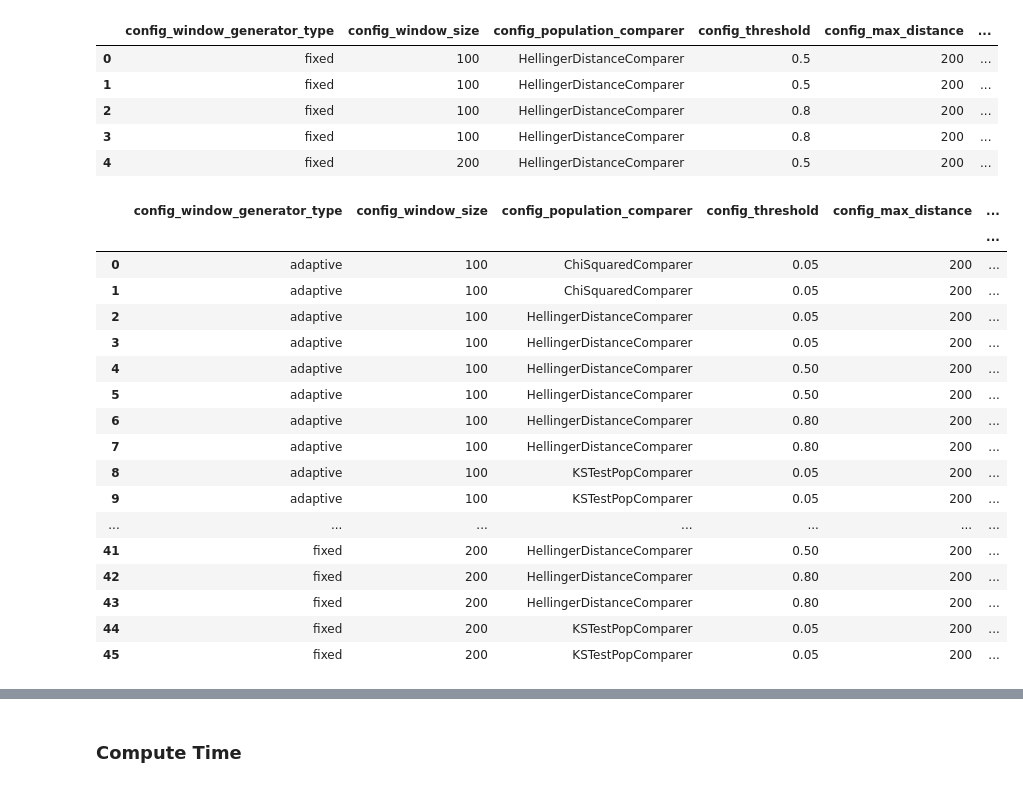
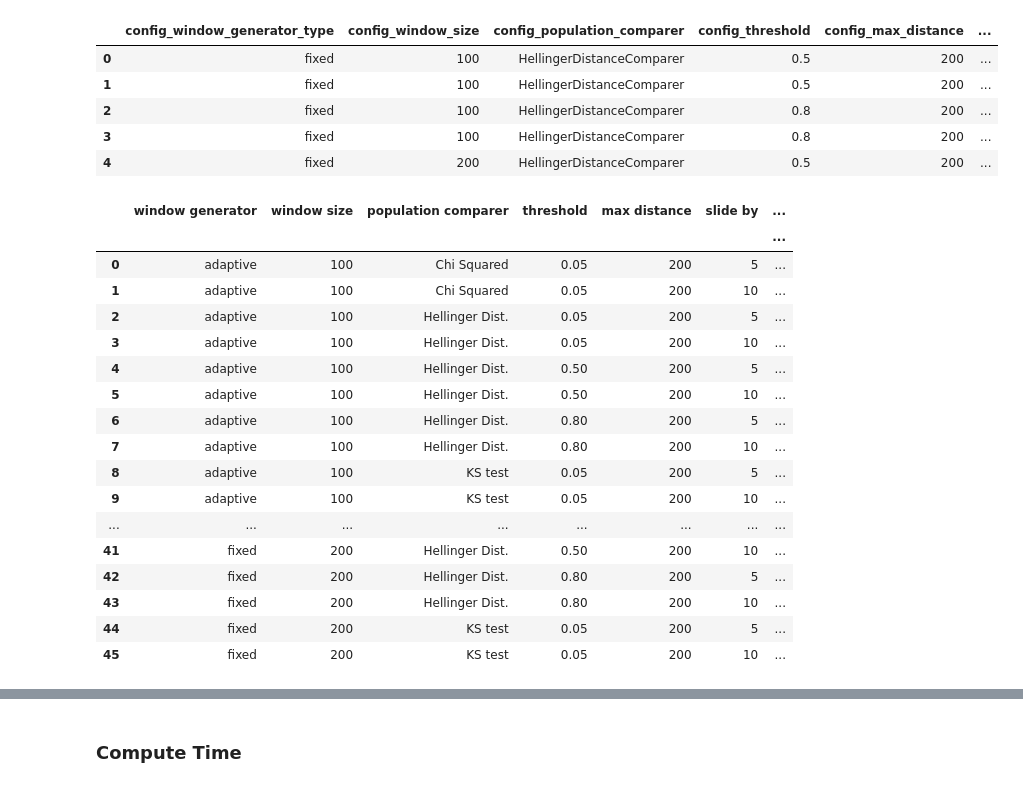
Before and after one commit to lennartebert/explaining_concept_drift, a Jupyter notebook: 41_analysis_synthetic_simple.ipynb, the cells around one changed output, grey strips where cells are left out. Saved outputs shown, nothing was run; the diff lists cells and outputs as text; code cells hidden in the pictures.

```diff
--- a/41_analysis_synthetic_simple.ipynb
+++ b/41_analysis_synthetic_simple.ipynb
@@ -24,49 +28,65 @@ display(results_df_raw.head())
 # %%
 # drop some columns that are not needed
 drop_columns = ['config_event_log_file_path', 'all_lags']
 results_df = results_df_raw.drop(columns=drop_columns)
 
+# rename existing columns
+results_df.columns= ['window generator', 'window size',
+       'population comparer', 'threshold', 'max distance',
+       'slide by', 'number of correct detections',
+       'number of true changes', 'number of detections', 'precision', 'recall',
+       'f1 score', 'lag', 'compute time']
+
 # define the configuration columns to group results on
-config_columns = [column for column in results_df.columns if column.startswith('config_')]
+config_columns = ['window generator', 'window size',
+       'population comparer', 'threshold', 'max distance',
+       'slide by']
 
+# rename population comparers
+name_mapping = {
+       'ChiSquaredComparer': 'Chi Squared',
+       'HellingerDistanceComparer': 'Hellinger Dist.',
+       'KSTestPopComparer': 'KS test'
+}
+results_df['population comparer'] = pd.Series([name_mapping[comparer] for comparer in results_df['population comparer']])
 
 results_df = results_df.groupby(by=config_columns).agg({
-    'number_of_correct_detections': ['sum'],
-    'number_of_true_changes': ['sum'],
-    'number_of_detections': ['sum'],
+    'number of correct detections': ['sum'],
+    'number of true changes': ['sum'],
+    'number of detections': ['sum'],
     'precision': ['mean'],
     'recall': ['mean'],
-    'f1_score': ['mean'],
-    'mean_lag': ['mean'],
-    'compute_time': ['mean']
+    'f1 score': ['mean'],
+    'lag': ['mean'],
+    'compute time': ['mean']
 })
 
 results_df = results_df.reset_index()
 
 # recalculate precision, recall and f1
-results_df[('precision', 'true')] = results_df['number_of_correct_detections'] / results_df['number_of_detections']
-results_df[('recall', 'true')] = results_df['number_of_correct_detections'] / results_df['number_of_true_changes']
-results_df[('f1_score', 'true')] = 2 / (1/results_df[('precision', 'true')] + 1/results_df[('recall', 'true')])
+results_df[('precision', 'true')] = results_df['number of correct detections'] / results_df['number of detections']
+results_df[('recall', 'true')] = results_df['number of correct detections'] / results_df['number of true changes']
+results_df[('f1 score', 'true')] = 2 / (1/results_df[('precision', 'true')] + 1/results_df[('recall', 'true')])
 
 results_df
 # %% [output]
-|  | config_window_generator_type | config_window_size | config_population_comparer | config_threshold | config_max_distance | ... |
-|  |  |  |  |  |  | ... |
-| 0 | adaptive | 100 | ChiSquaredComparer | 0.05 | 200 | ... |
-| 1 | adaptive | 100 | ChiSquaredComparer | 0.05 | 200 | ... |
-| 2 | adaptive | 100 | HellingerDistanceComparer | 0.05 | 200 | ... |
-| 3 | adaptive | 100 | HellingerDistanceComparer | 0.05 | 200 | ... |
-| 4 | adaptive | 100 | HellingerDistanceComparer | 0.50 | 200 | ... |
-| 5 | adaptive | 100 | HellingerDistanceComparer | 0.50 | 200 | ... |
-| 6 | adaptive | 100 | HellingerDistanceComparer | 0.80 | 200 | ... |
-| 7 | adaptive | 100 | HellingerDistanceComparer | 0.80 | 200 | ... |
-| 8 | adaptive | 100 | KSTestPopComparer | 0.05 | 200 | ... |
-| 9 | adaptive | 100 | KSTestPopComparer | 0.05 | 200 | ... |
-| ... | ... | ... | ... | ... | ... | ... |
-| 41 | fixed | 200 | HellingerDistanceComparer | 0.50 | 200 | ... |
-| 42 | fixed | 200 | HellingerDistanceComparer | 0.80 | 200 | ... |
-| 43 | fixed | 200 | HellingerDistanceComparer | 0.80 | 200 | ... |
-| 44 | fixed | 200 | KSTestPopComparer | 0.05 | 200 | ... |
-| 45 | fixed | 200 | KSTestPopComparer | 0.05 | 200 | ... |
+|  | window generator | window size | population comparer | threshold | max distance | slide by | ... |
+|  |  |  |  |  |  |  | ... |
+| 0 | adaptive | 100 | Chi Squared | 0.05 | 200 | 5 | ... |
+| 1 | adaptive | 100 | Chi Squared | 0.05 | 200 | 10 | ... |
+| 2 | adaptive | 100 | Hellinger Dist. | 0.05 | 200 | 5 | ... |
+| 3 | adaptive | 100 | Hellinger Dist. | 0.05 | 200 | 10 | ... |
+| 4 | adaptive | 100 | Hellinger Dist. | 0.50 | 200 | 5 | ... |
+| 5 | adaptive | 100 | Hellinger Dist. | 0.50 | 200 | 10 | ... |
+| 6 | adaptive | 100 | Hellinger Dist. | 0.80 | 200 | 5 | ... |
+| 7 | adaptive | 100 | Hellinger Dist. | 0.80 | 200 | 10 | ... |
+| 8 | adaptive | 100 | KS test | 0.05 | 200 | 5 | ... |
+| 9 | adaptive | 100 | KS test | 0.05 | 200 | 10 | ... |
+| ... | ... | ... | ... | ... | ... | ... | ... |
+| 41 | fixed | 200 | Hellinger Dist. | 0.50 | 200 | 10 | ... |
+| 42 | fixed | 200 | Hellinger Dist. | 0.80 | 200 | 5 | ... |
+| 43 | fixed | 200 | Hellinger Dist. | 0.80 | 200 | 10 | ... |
+| 44 | fixed | 200 | KS test | 0.05 | 200 | 5 | ... |
+| 45 | fixed | 200 | KS test | 0.05 | 200 | 10 | ... |
 # %%
 # simplify by deleting non-interesting columns and getting rid of multiindex
```
Also changed, not shown: parts of 37 cells of this notebook, 11 other files.
